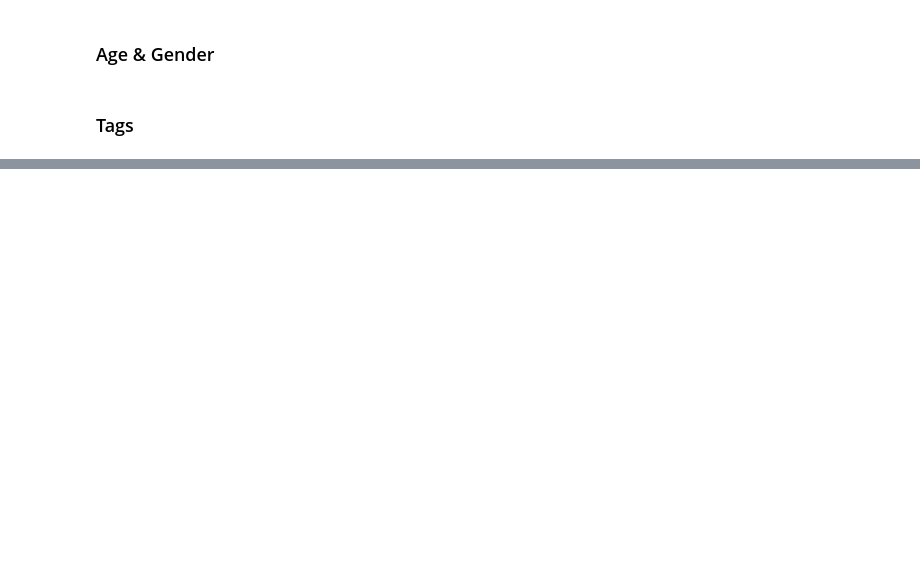
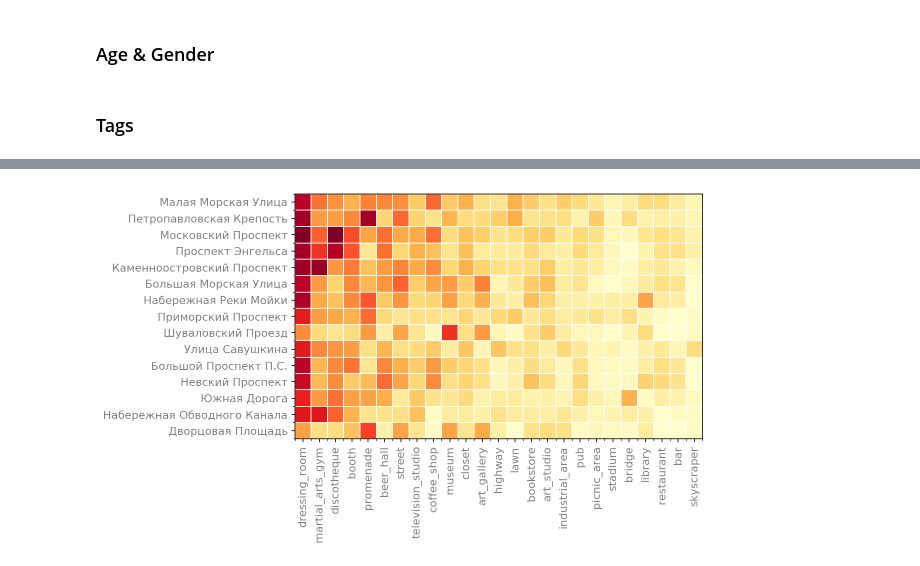
Before and after one commit to pskryuchkov/voyage, a Jupyter notebook: spb.ipynb, the cells around one changed output, grey strips where cells are left out. Drawn from its saved outputs; the diff is of its cells as text; code cells hidden in the pictures; blank space fills up the shorter version.

Commit message:
Add map and street/tag heatmap

```diff
--- a/spb.ipynb
+++ b/spb.ipynb
@@ -110,16 +123,4 @@ street_activity = [x[1] for x in street_locations_cn[1:TOP_STREETS_N+1]]
 # %%
-def area_normalize(s):
-    stopword = "район"
-    return s.replace(stopword, "").strip()
-
-
-def street_normalize(s):
-    return s.title()
-
-
-areas = list(map(area_normalize, areas))
-streets = list(map(street_normalize, streets))
-
 N_TOP_AREAS = 5
 HOLE = 0.5
 PULL = 0.05
@@ -130,6 +131,7 @@ BAR_CHART_COLOR = 'red'
 BAR_CHART_CM = "Wistia"
 BAR_CHART_LEGEND_X = 0.55
 BAR_CHART_LEGEND_Y = 0.0
+OTHER_LABEL = "другое"
 
 colormap = matplotlib.cm.get_cmap(BAR_CHART_CM)
 norm_val = np.linspace(1.0, 0.2, N_TOP_AREAS + 1)
@@ -144,7 +146,7 @@ data = [go.Bar(y=streets,
                 showlegend=False),
 
         go.Pie(values=area_activity[:N_TOP_AREAS]+[sum(area_activity[N_TOP_AREAS+1:])],
-                labels=areas[:N_TOP_AREAS]+["другое"],
+                labels=areas[:N_TOP_AREAS]+[OTHER_LABEL],
                 domain=dict(x=PIE_AREA_X, y=PIE_AREA_Y),
                 hoverinfo="label+percent",
                 textinfo='none',
@@ -301,3 +403,29 @@ py.iplot(fig, show_link=False)
+# %%
+FONT_SIZE = 11
+MAX_IM_VALUE = 7 # 20
+COLORMAP = 'YlOrRd'
+LABEL_COLOR = 'grey'
+GRID_COLOR = 'white'
+GRID_WIDTH = 0.9
+PLT_WIDTH = 8.5
+PLT_HEIGHT = 4.5
+
+plt.figure(figsize=(PLT_WIDTH, PLT_HEIGHT))
+
+labels = [x.split("/")[0] for x in sorted_tags]
+
+street_vectors = calculate_street_vectors()
+im = plt.imshow(street_vectors**0.5, cmap=COLORMAP, vmax=MAX_IM_VALUE)
+
+ax = plt.gca()
+ax.set_xticks(np.arange(-0.5, N_SCENES, 1), minor=True)
+ax.set_yticks(np.arange(-0.5, TOP_STREETS_N, 1), minor=True)
+plt.grid(which="minor", color=GRID_COLOR, linestyle='-', linewidth=GRID_WIDTH)
+
+plt.xticks(range(N_SCENES), labels, rotation=90, size=FONT_SIZE, color=LABEL_COLOR)
+plt.yticks(range(TOP_STREETS_N), streets, size=FONT_SIZE, color=LABEL_COLOR);
+# %% [output]
+[figure, added]
 # %%
 gender_ages_data = pd.merge(gender_table[['mean', 'id']], ages_table[['25 per', 'id']], on='id')
 
```
Also changed, not shown: parts of 8 cells of this notebook.
